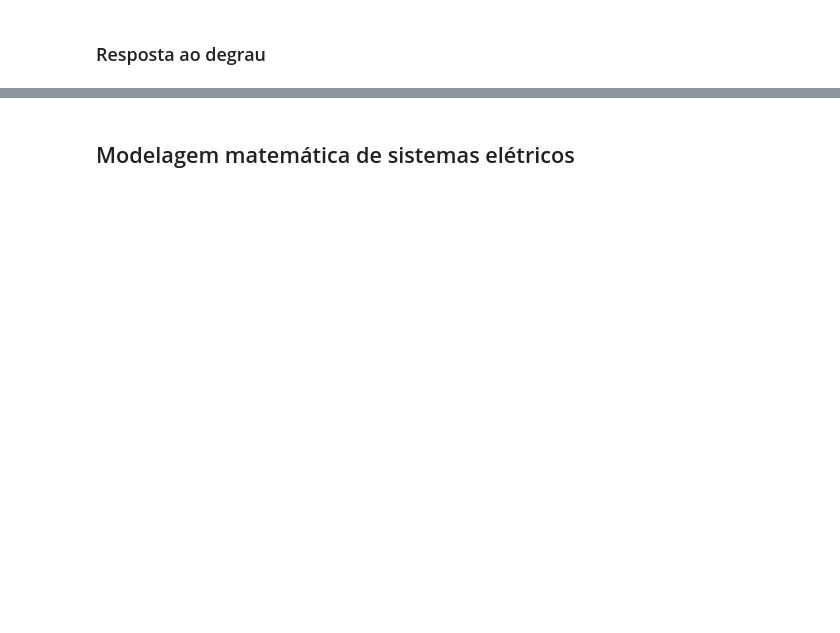
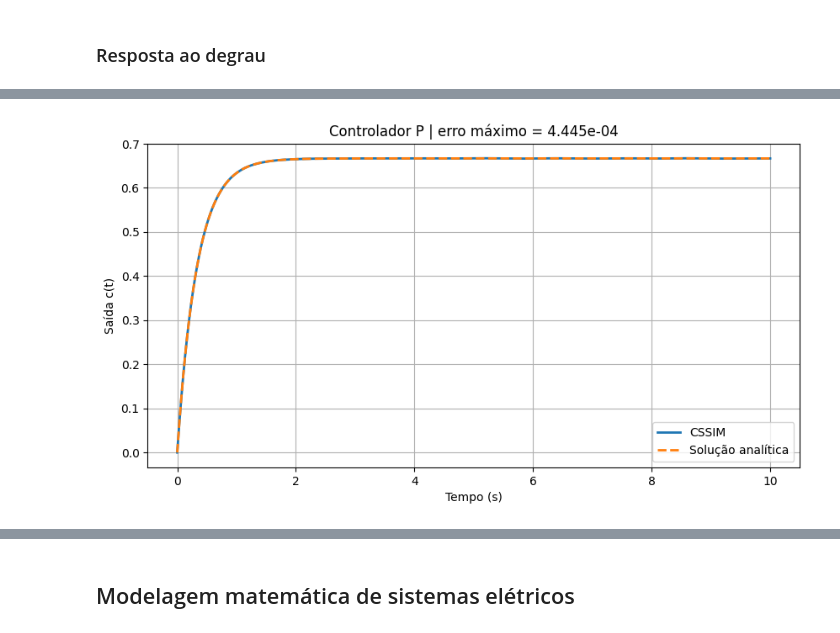
Before and after one commit to mshoji-ufrj/cssim, a Jupyter notebook: cssim_notebook_validation.ipynb, the cells around one changed output, grey strips where cells are left out. Drawn from its saved outputs; the diff is of its cells as text; code cells hidden in the pictures; blank space fills up the shorter version.

```diff
--- a/cssim_notebook_validation.ipynb
+++ b/cssim_notebook_validation.ipynb
@@ -496 +478,70 @@ $\displaystyle c(t) = 0.666667 - 0.666667 e^{- 3 t}$
+# %%
+%matplotlib inline
+from pathlib import Path
+import sys
+
+import matplotlib.pyplot as plt
+import numpy as np
+import sympy as sp
+
+BASE_DIR = Path.cwd()
+if not (BASE_DIR / "cssim.py").exists():
+    BASE_DIR = BASE_DIR / "cssim"
+if str(BASE_DIR) not in sys.path:
+    sys.path.insert(0, str(BASE_DIR))
+
+from cssim import load_json, run_simulation, set_parameters
+
+# Define os parâmetros e as variáveis simbólicas.
+T = 1.0
+Kp = 2.0
+s = sp.symbols("s")
+tempo = sp.symbols("t", nonnegative=True)
+
+# Monta o controlador P e a planta.
+G_c_s = Kp
+G_p_s = 1 / (T * s + 1)
+
+# Fecha a malha com realimentação unitária.
+G_mf_s = sp.cancel(G_c_s * G_p_s / (1 + G_c_s * G_p_s))
+
+# Aplica o degrau, expande C(s) e calcula c(t).
+R_s = 1 / s
+C_s = sp.cancel(G_mf_s * R_s)
+C_s_fracoes = sp.apart(C_s, s)
+c_t = sp.inverse_laplace_transform(C_s_fracoes, s, tempo, noconds=True)
+c_t = sp.simplify(c_t.subs(sp.Heaviside(tempo), 1))
+c_func = sp.lambdify(tempo, c_t, modules="numpy")
+
+# Executa o controlador proporcional no CSSIM.
+params = {"T": T, "Kp": Kp}
+set_parameters(params)
+data = load_json(str(BASE_DIR / "diagrams/proportional.json"))
+t, _, _, outputs = run_simulation(
+    data,
+    step_size=float(data["step_size"]),
+    simulation_time=float(data["sim_time"]),
+    param_values=params,
+ )
+_, y_sim = next(iter(outputs.items()))
+y_sim = np.asarray(y_sim, dtype=float)
+
+# Avalia a resposta analítica e calcula o erro da validação.
+y_theory = np.asarray(c_func(t), dtype=float)
+max_abs_error = np.max(np.abs(y_sim - y_theory))
+
+# Compara visualmente a solução analítica com o CSSIM.
+fig, ax = plt.subplots(figsize=(10, 5))
+ax.plot(t, y_sim, label="CSSIM", linewidth=2)
+ax.plot(t, y_theory, "--", label="Solução analítica", linewidth=2)
+ax.set(
+    xlabel="Tempo (s)",
+    ylabel="Saída c(t)",
+    title=f"Controlador P | erro máximo = {max_abs_error:.3e}",
+)
+ax.grid(True)
+ax.legend()
+plt.show()
+# %% [output]
+[figure, added]
 # %% [markdown]
```
Also changed, not shown: parts of 24 cells of this notebook, 2 other files.
